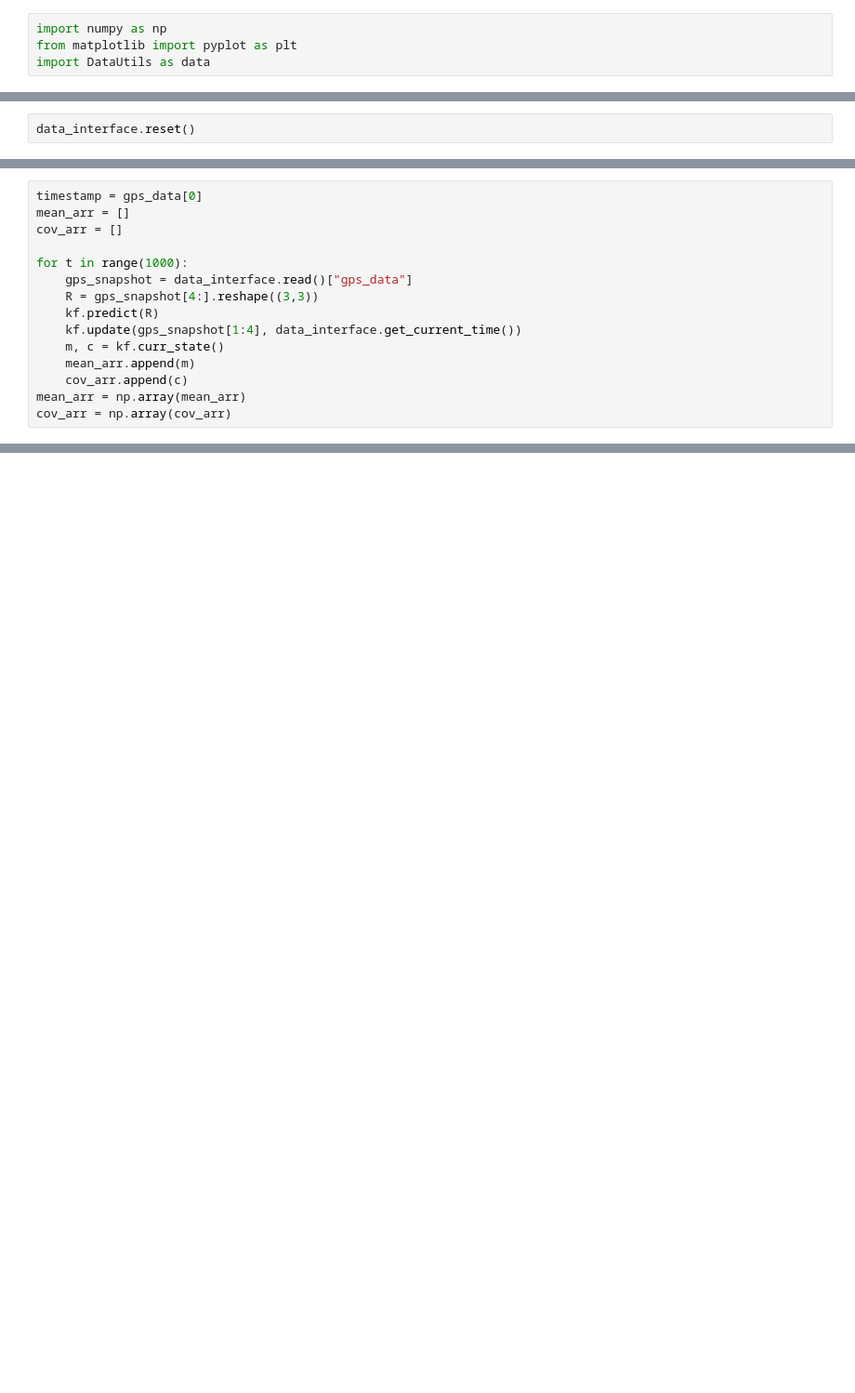
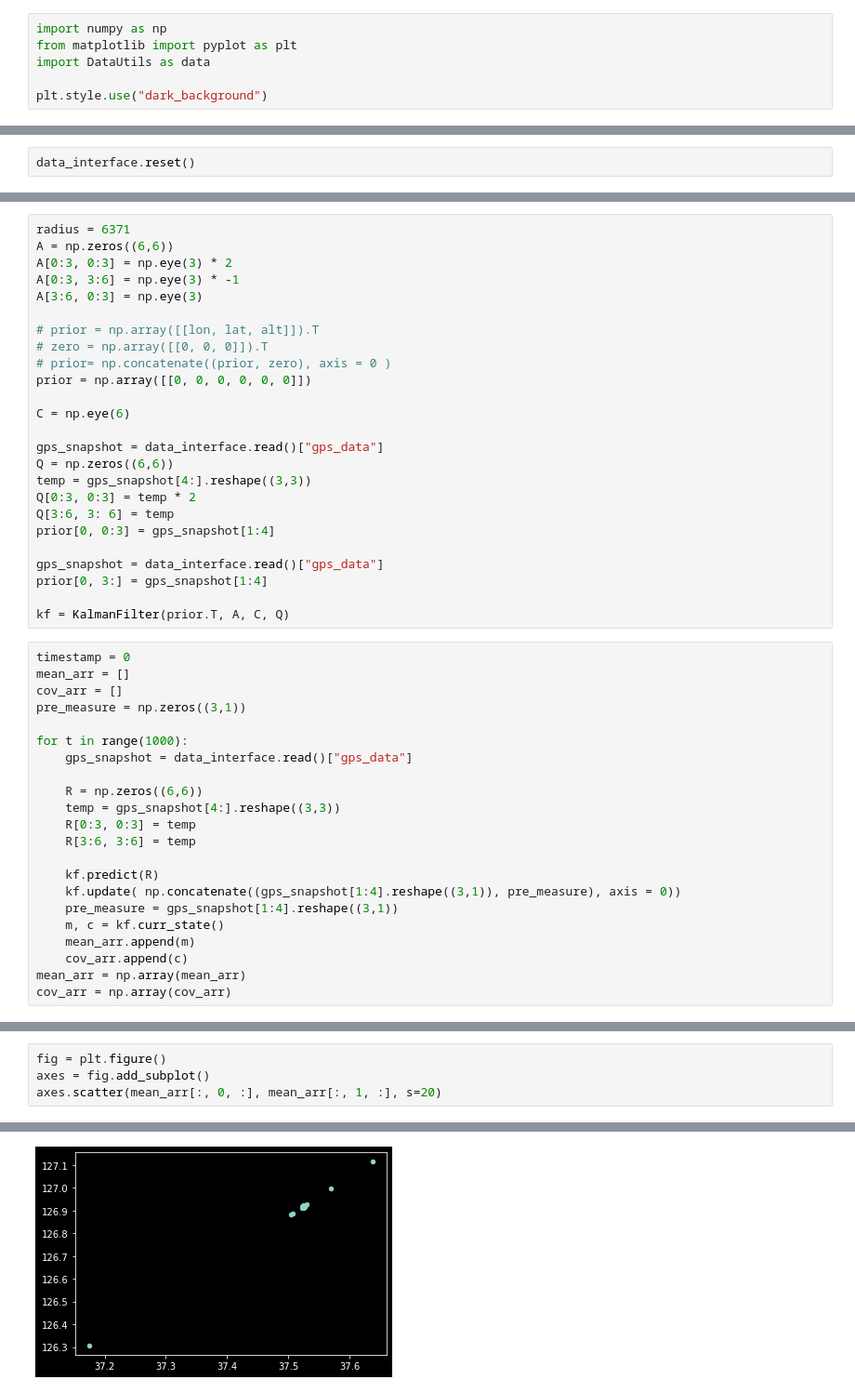
Before and after one commit to dangthanhan507/Vehicle-Tracking, a Jupyter notebook: notebook/kalman_filter_em.ipynb, the cells around one changed output, grey strips where cells are left out. Shown: that part at 93% size. Saved outputs shown, nothing was run; the diff lists cells and outputs as text; blank space fills up the shorter version.

```diff
--- a/notebook/kalman_filter_em.ipynb
+++ b/notebook/kalman_filter_em.ipynb
@@ -2,6 +2,8 @@
 import numpy as np
 from matplotlib import pyplot as plt
 import DataUtils as data
+
+plt.style.use("dark_background")
 # %%
 # TODO: Use EM to re-estimate the A matrix
 # %%
@@ -120,13 +92,45 @@ kf = KalmanFilter(prior, np.eye(3), C, Q)
+# %%
+radius = 6371
+A = np.zeros((6,6))
+A[0:3, 0:3] = np.eye(3) * 2
+A[0:3, 3:6] = np.eye(3) * -1
+A[3:6, 0:3] = np.eye(3)
+
+# prior = np.array([[lon, lat, alt]]).T
+# zero = np.array([[0, 0, 0]]).T
+# prior= np.concatenate((prior, zero), axis = 0 )
+prior = np.array([[0, 0, 0, 0, 0, 0]])
+
+C = np.eye(6)
+
+gps_snapshot = data_interface.read()["gps_data"]
+Q = np.zeros((6,6))
+temp = gps_snapshot[4:].reshape((3,3))
+Q[0:3, 0:3] = temp * 2
+Q[3:6, 3: 6] = temp
+prior[0, 0:3] = gps_snapshot[1:4]
+
+gps_snapshot = data_interface.read()["gps_data"]
+prior[0, 3:] = gps_snapshot[1:4]
+
+kf = KalmanFilter(prior.T, A, C, Q)
 # %%
-timestamp = gps_data[0]
+timestamp = 0
 mean_arr = []
 cov_arr = []
+pre_measure = np.zeros((3,1))
 
 for t in range(1000):
     gps_snapshot = data_interface.read()["gps_data"]
-    R = gps_snapshot[4:].reshape((3,3))
+
+    R = np.zeros((6,6))
+    temp = gps_snapshot[4:].reshape((3,3))
+    R[0:3, 0:3] = temp
+    R[3:6, 3:6] = temp
+
     kf.predict(R)
-    kf.update(gps_snapshot[1:4], data_interface.get_current_time())
+    kf.update( np.concatenate((gps_snapshot[1:4].reshape((3,1)), pre_measure), axis = 0))
+    pre_measure = gps_snapshot[1:4].reshape((3,1))
     m, c = kf.curr_state()
     mean_arr.append(m)
     cov_arr.append(c)
@@ -146,0 +157,5 @@ array([[9.72843526e-01, 9.25330167e-03, 0.00000000e+00],
+# %%
+fig = plt.figure()
+axes = fig.add_subplot()
+axes.scatter(mean_arr[:, 0, :], mean_arr[:, 1, :], s=20)
+# %% [output]
@@ -146,0 +163 @@ array([[9.72843526e-01, 9.25330167e-03, 0.00000000e+00],
+[figure, added]
```
Also changed, not shown: parts of 16 cells of this notebook.
